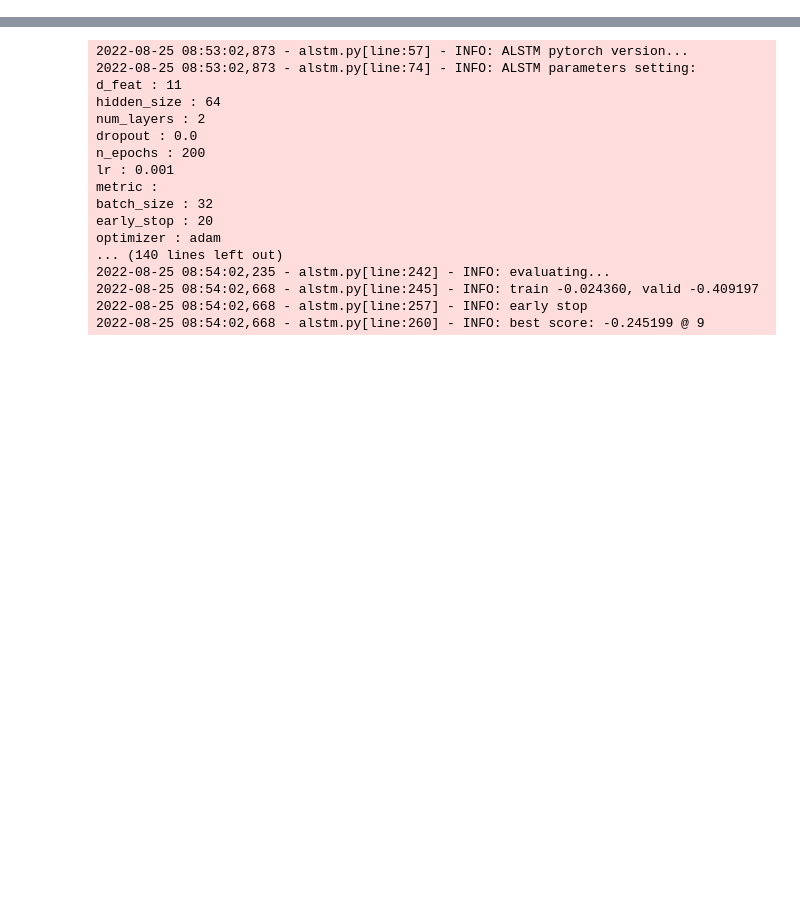
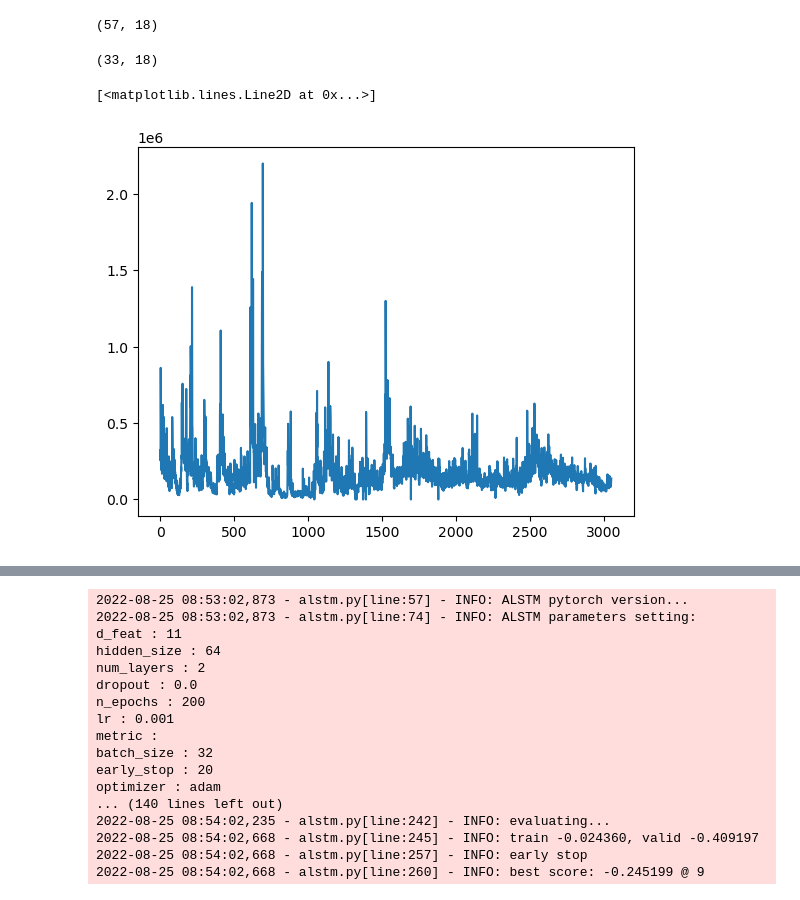
Before and after one commit to kylin-zhou/quant, a Jupyter notebook: notebook/analyze_001.ipynb, the cells around one changed output, grey strips where cells are left out. Cells and saved outputs as stored; diff of their text form; code cells hidden in the pictures; blank space fills up the shorter version.

```diff
--- a/notebook/analyze_001.ipynb
+++ b/notebook/analyze_001.ipynb
@@ -67,0 +121,13 @@ df.head()
+# %%
+df[((df["volume"] > (mean+3*std)) | (df["volume"] < -(mean+3*std)))].shape
+# %% [output]
+(57, 18)
+# %%
+df[((df["volume_change"] > 300) | (df["volume_change"] < -300))].shape
+# %% [output]
+(33, 18)
+# %%
+plt.plot(np.arange(df.shape[0]), df["volume"].values)
+# %% [output]
+[<matplotlib.lines.Line2D at 0x...>]
+[figure, added]
```
Also changed, not shown: parts of 45 cells of this notebook, 19 other files.
